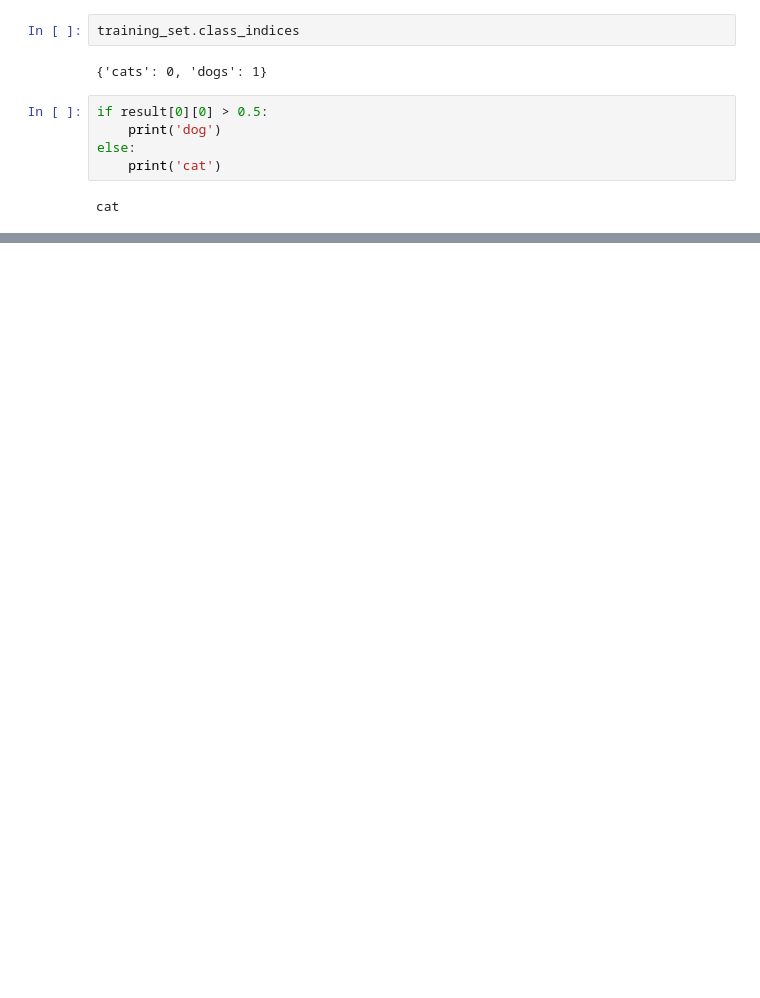
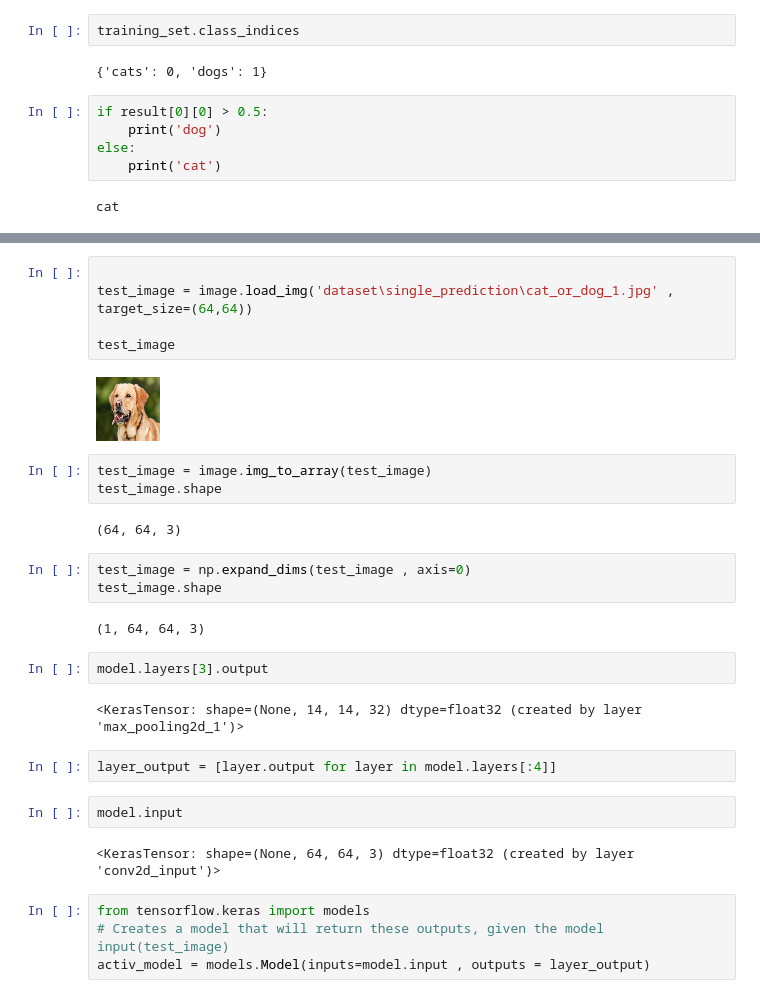
Before and after one commit to Veto2922/Cats-and-Dogs-image-classification-using-CNN, a Jupyter notebook: CNN_CODE.ipynb, the cells around one changed output, grey strips where cells are left out. Cells and saved outputs as stored; diff of their text form; blank space fills up the shorter version.

```diff
--- a/CNN_CODE.ipynb
+++ b/CNN_CODE.ipynb
@@ -190,0 +394,31 @@ cat
+# %%
+
+test_image = image.load_img('dataset\single_prediction\cat_or_dog_1.jpg' , target_size=(64,64))
+
+test_image
+# %% [output]
+[figure, added]
+# %%
+test_image = image.img_to_array(test_image)
+test_image.shape
+# %% [output]
+(64, 64, 3)
+# %%
+test_image = np.expand_dims(test_image , axis=0)
+test_image.shape
+# %% [output]
+(1, 64, 64, 3)
+# %%
+model.layers[3].output
+# %% [output]
+<KerasTensor: shape=(None, 14, 14, 32) dtype=float32 (created by layer 'max_pooling2d_1')>
+# %%
+layer_output = [layer.output for layer in model.layers[:4]]
+# %%
+model.input
+# %% [output]
+<KerasTensor: shape=(None, 64, 64, 3) dtype=float32 (created by layer 'conv2d_input')>
+# %%
+from tensorflow.keras import models
+# Creates a model that will return these outputs, given the model input(test_image)
+activ_model = models.Model(inputs=model.input , outputs = layer_output)
```
Also changed, not shown: parts of 36 cells of this notebook, 1 other file.
